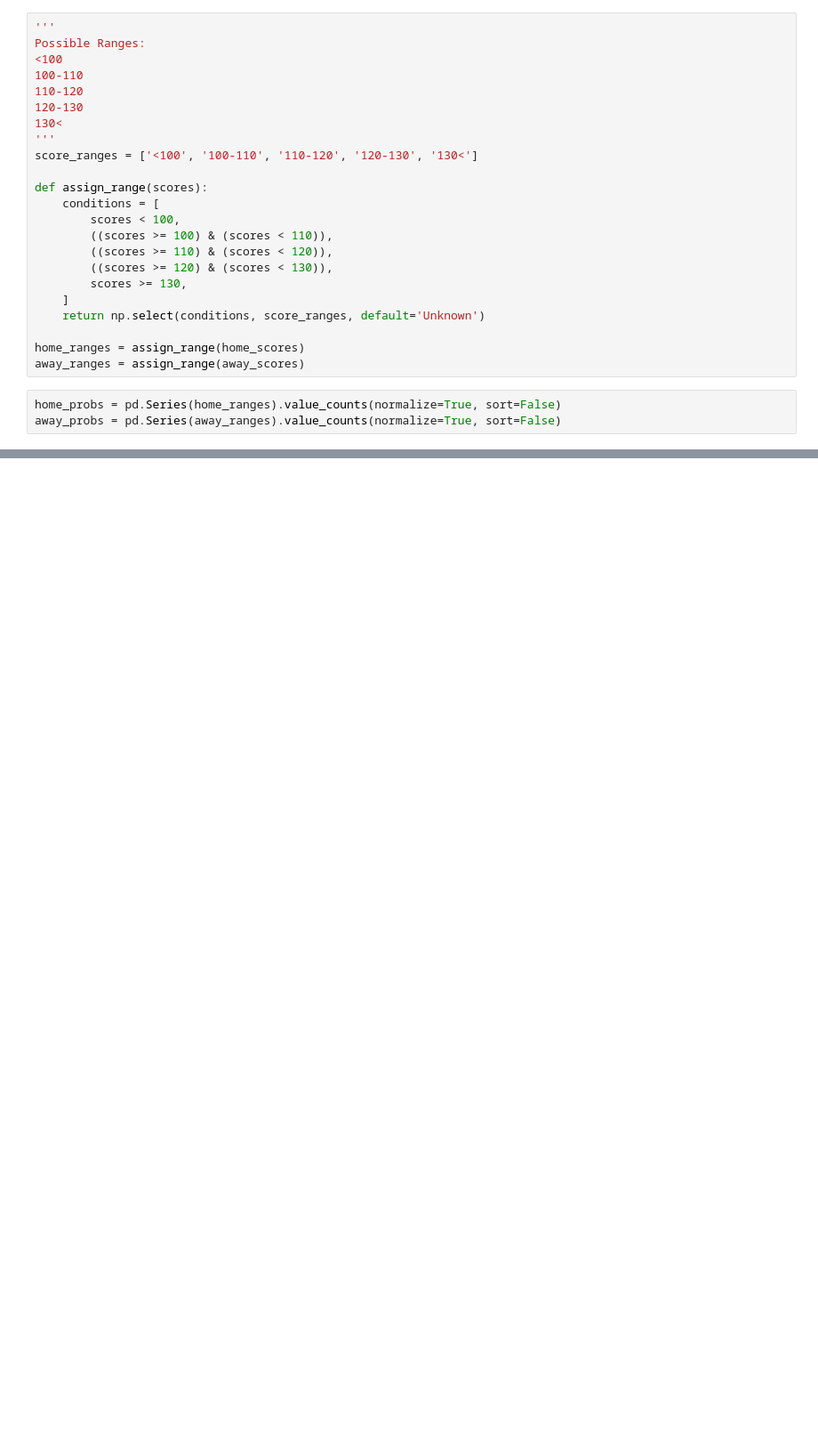
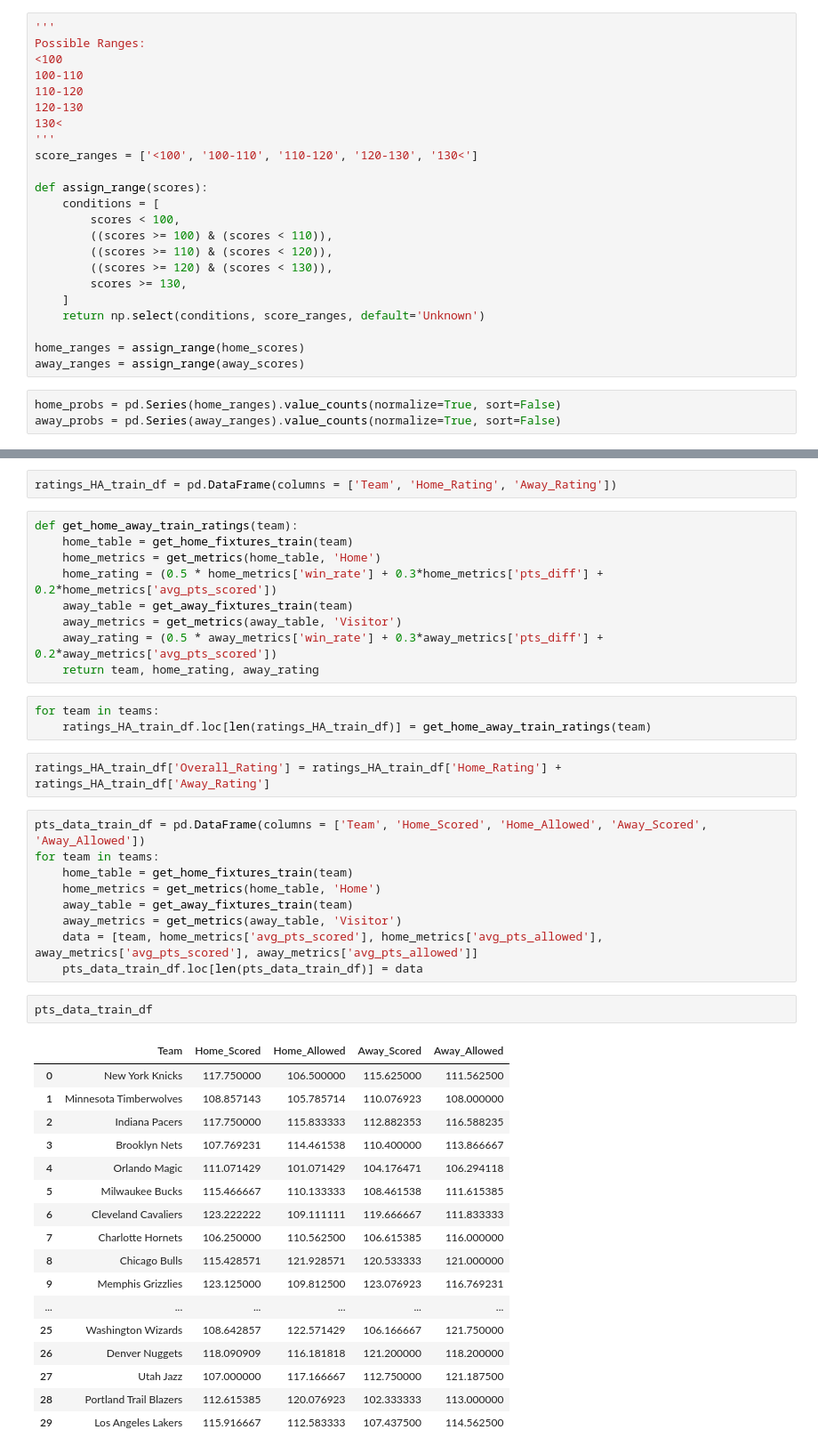
Before and after one commit to Aditya24Sharma/Basketball_Analytics, a Jupyter notebook: jupyter_notebook/notebook_checkpoints.ipynb, the cells around one changed output, grey strips where cells are left out. Shown at 89% size. Saved outputs shown, nothing was run; the diff lists cells and outputs as text; blank space fills up the shorter version.

Commit message:
train data 1

```diff
--- a/jupyter_notebook/notebook_checkpoints.ipynb
+++ b/jupyter_notebook/notebook_checkpoints.ipynb
@@ -421,0 +455,45 @@ plt.show()
+# %%
+ratings_HA_train_df = pd.DataFrame(columns = ['Team', 'Home_Rating', 'Away_Rating'])
+# %%
+def get_home_away_train_ratings(team):
+    home_table = get_home_fixtures_train(team)
+    home_metrics = get_metrics(home_table, 'Home')
+    home_rating = (0.5 * home_metrics['win_rate'] + 0.3*home_metrics['pts_diff'] + 0.2*home_metrics['avg_pts_scored'])
+    away_table = get_away_fixtures_train(team)
+    away_metrics = get_metrics(away_table, 'Visitor')
+    away_rating = (0.5 * away_metrics['win_rate'] + 0.3*away_metrics['pts_diff'] + 0.2*away_metrics['avg_pts_scored'])
+    return team, home_rating, away_rating
+# %%
+for team in teams:
+    ratings_HA_train_df.loc[len(ratings_HA_train_df)] = get_home_away_train_ratings(team)
+# %%
+ratings_HA_train_df['Overall_Rating'] = ratings_HA_train_df['Home_Rating'] + ratings_HA_train_df['Away_Rating']
+# %%
+pts_data_train_df = pd.DataFrame(columns = ['Team', 'Home_Scored', 'Home_Allowed', 'Away_Scored', 'Away_Allowed'])
+for team in teams:
+    home_table = get_home_fixtures_train(team)
+    home_metrics = get_metrics(home_table, 'Home')
+    away_table = get_away_fixtures_train(team)
+    away_metrics = get_metrics(away_table, 'Visitor')
+    data = [team, home_metrics['avg_pts_scored'], home_metrics['avg_pts_allowed'], away_metrics['avg_pts_scored'], away_metrics['avg_pts_allowed']]
+    pts_data_train_df.loc[len(pts_data_train_df)] = data
+# %%
+pts_data_train_df
+# %% [output]
+|  | Team | Home_Scored | Home_Allowed | Away_Scored | Away_Allowed |
+| 0 | New York Knicks | 117.750000 | 106.500000 | 115.625000 | 111.562500 |
+| 1 | Minnesota Timberwolves | 108.857143 | 105.785714 | 110.076923 | 108.000000 |
+| 2 | Indiana Pacers | 117.750000 | 115.833333 | 112.882353 | 116.588235 |
+| 3 | Brooklyn Nets | 107.769231 | 114.461538 | 110.400000 | 113.866667 |
+| 4 | Orlando Magic | 111.071429 | 101.071429 | 104.176471 | 106.294118 |
+| 5 | Milwaukee Bucks | 115.466667 | 110.133333 | 108.461538 | 111.615385 |
+| 6 | Cleveland Cavaliers | 123.222222 | 109.111111 | 119.666667 | 111.833333 |
+| 7 | Charlotte Hornets | 106.250000 | 110.562500 | 106.615385 | 116.000000 |
+| 8 | Chicago Bulls | 115.428571 | 121.928571 | 120.533333 | 121.000000 |
+| 9 | Memphis Grizzlies | 123.125000 | 109.812500 | 123.076923 | 116.769231 |
+| ... | ... | ... | ... | ... | ... |
+| 25 | Washington Wizards | 108.642857 | 122.571429 | 106.166667 | 121.750000 |
+| 26 | Denver Nuggets | 118.090909 | 116.181818 | 121.200000 | 118.200000 |
+| 27 | Utah Jazz | 107.000000 | 117.166667 | 112.750000 | 121.187500 |
+| 28 | Portland Trail Blazers | 112.615385 | 120.076923 | 102.333333 | 113.000000 |
+| 29 | Los Angeles Lakers | 115.916667 | 112.583333 | 107.437500 | 114.562500 |
```
Also changed, not shown: parts of 27 cells of this notebook.
